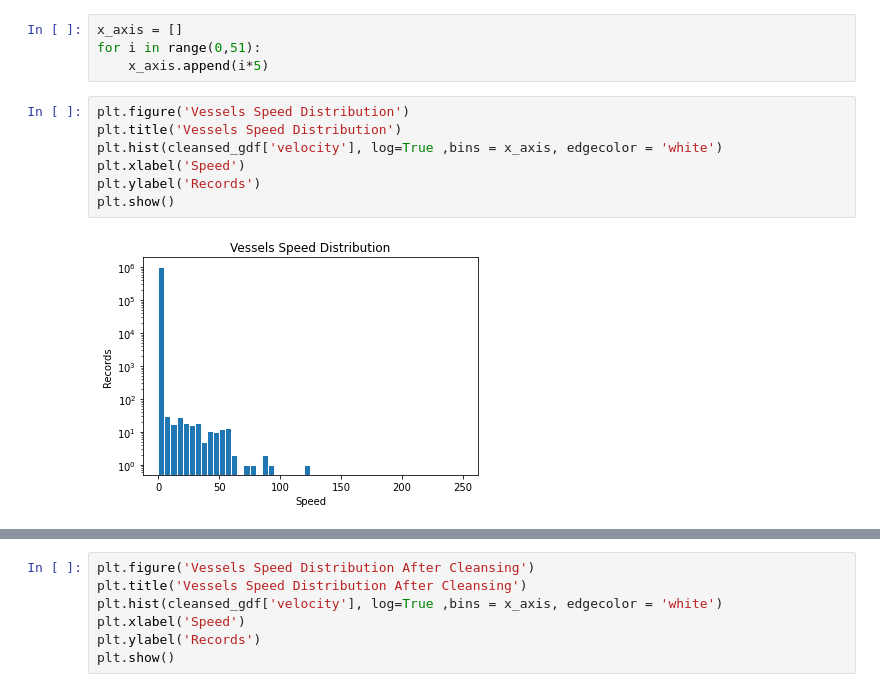
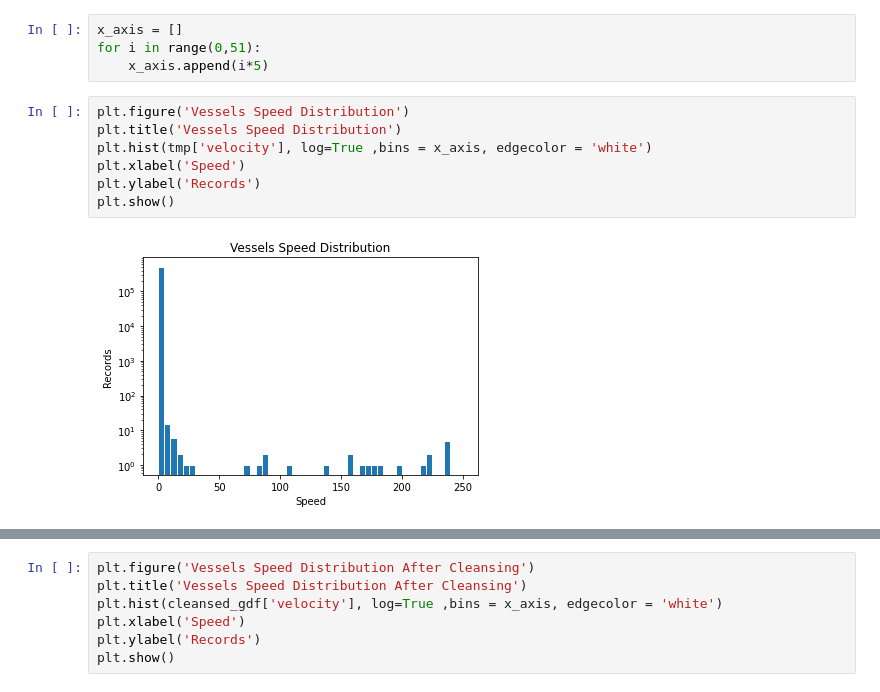
Before and after one commit to AndreasPatakis/GIS_Assignment, a Jupyter notebook: 2_3_jupyter.ipynb, the cells around one changed output, grey strips where cells are left out. Cells and saved outputs as stored; diff of their text form.

```diff
--- a/2_3_jupyter.ipynb
+++ b/2_3_jupyter.ipynb
@@ -95,12 +94,12 @@ for i in range(0,51):
 # %%
 plt.figure('Vessels Speed Distribution')
 plt.title('Vessels Speed Distribution')
-plt.hist(cleansed_gdf['velocity'], log=True ,bins = x_axis, edgecolor = 'white')
+plt.hist(tmp['velocity'], log=True ,bins = x_axis, edgecolor = 'white')
 plt.xlabel('Speed')
 plt.ylabel('Records')
 plt.show()
 # %% [output]
-[figure, old version]
+[figure, new version]
 # %%
 len(cleansed_gdf['mmsi'].unique())
 # %% [output]
```
Also changed, not shown: parts of 10 cells of this notebook, 9 other files.
